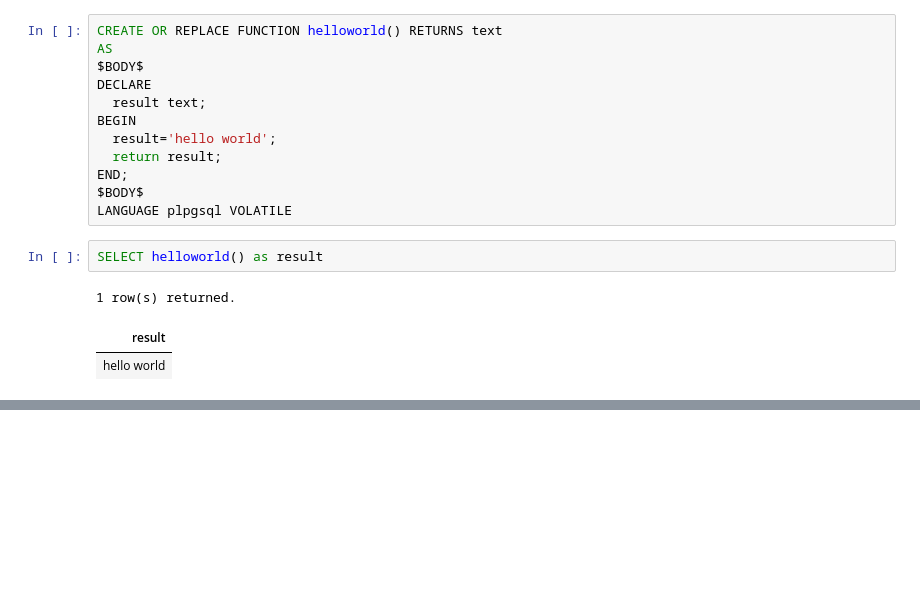
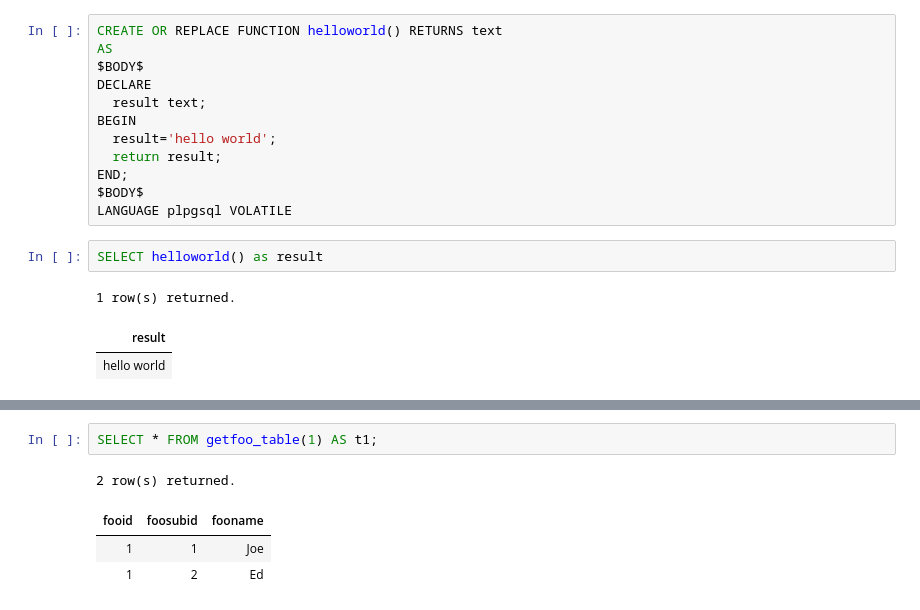
Before and after one commit to hsz1273327/TutorialForPostgreSQL, a Jupyter notebook: src/功能与特性/自定义与扩展/自定义函数.ipynb, the cells around one changed output, grey strips where cells are left out. Cells and saved outputs as stored; diff of their text form; blank space fills up the shorter version.

```diff
--- a/src/功能与特性/自定义与扩展/自定义函数.ipynb
+++ b/src/功能与特性/自定义与扩展/自定义函数.ipynb
@@ -78,0 +229,7 @@ ${label_name}$
+# %%
+SELECT * FROM getfoo_table(1) AS t1;
+# %% [output]
+2 row(s) returned.
+| fooid | foosubid | fooname |
+| 1 | 1 | Joe |
+| 1 | 2 | Ed |
```
Also changed, not shown: parts of 95 cells of this notebook, 15 other files.
